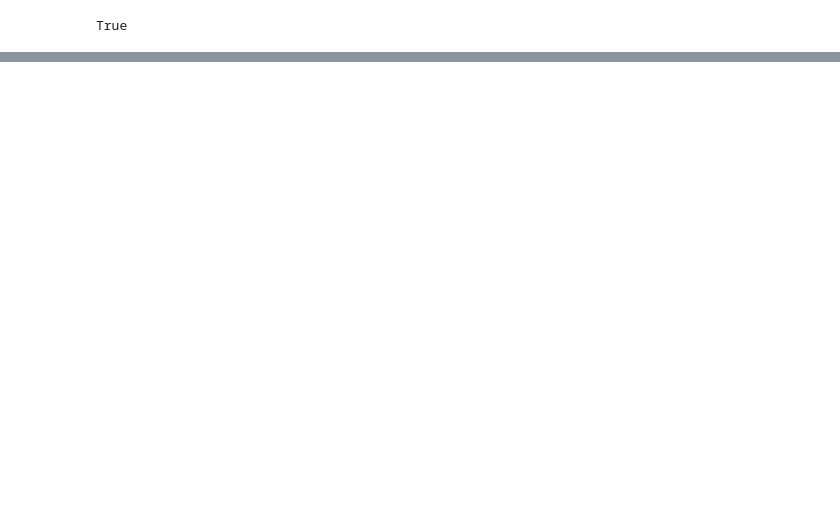
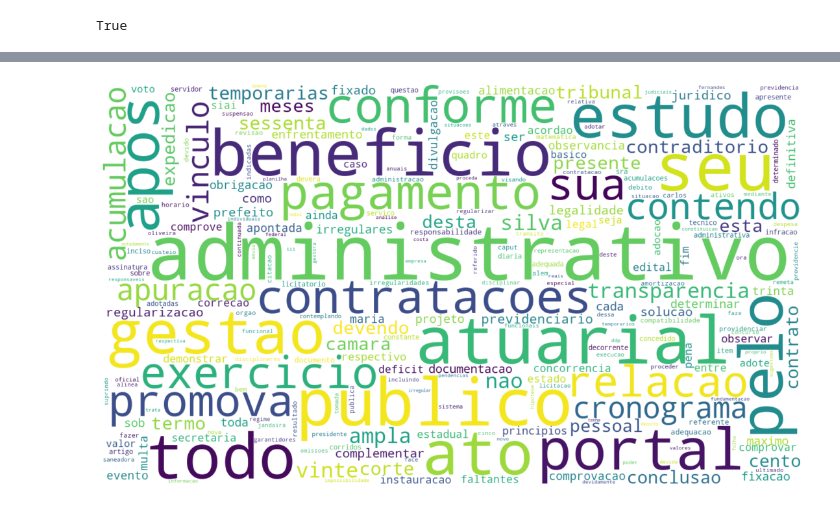
Before and after one commit to eduardoplima/ccd, a Jupyter notebook: scripts/analise/obrigacoes.ipynb, the cells around one changed output, grey strips where cells are left out. Saved outputs shown, nothing was run; the diff lists cells and outputs as text; code cells hidden in the pictures; blank space fills up the shorter version.

```diff
--- a/scripts/analise/obrigacoes.ipynb
+++ b/scripts/analise/obrigacoes.ipynb
@@ -54,7 +55,0 @@ Index(['IdObrigacao', 'IdProcesso', 'IdComposicaoPauta', 'IdVotoPauta',
-# %%
-df_obrigacoes['Processo'] = df_obrigacoes['numero_processo'] + "/" + df_obrigacoes['ano_processo'].astype(str)
-# %%
-for _,r in df_obrigacoes[['Processo', 'DescricaoObrigacao']].iterrows():
-    print(f"Processo: {r['Processo']}")
-    print(f"Obrigação: {r['DescricaoObrigacao']}")
-    print("-" * 40)
@@ -78,0 +87,77 @@ Obrigação: Assinatura no prazo de 60 (sessenta) dias úteis, a contar da intim
+# %%
+# pip install wordcloud scikit-learn unidecode matplotlib
+
+import re
+import numpy as np
+import pandas as pd
+import matplotlib.pyplot as plt
+
+from sklearn.feature_extraction.text import TfidfVectorizer
+from wordcloud import WordCloud
+from unidecode import unidecode
+
+# 1) Corpus
+texts = (
+    df_obrigacoes["DescricaoObrigacao"]
+    .fillna("")
+    .astype(str)
+    .tolist()
+)
+
+def normalize_pt(s: str) -> str:
+    s = unidecode(s.lower())
+    s = re.sub(r"[^a-z0-9\s]", " ", s)      # tira pontuação
+    s = re.sub(r"\s+", " ", s).strip()
+    return s
+
+texts_norm = [normalize_pt(t) for t in texts]
+
+# 2) TF-IDF para descobrir palavras "mais comuns" (menor IDF = aparece em muitos docs)
+#    Ajuste min_df/max_df conforme seu dataset.
+vec = TfidfVectorizer(
+    stop_words="english",   # opcional: troque por lista pt se tiver; vamos construir stopwords por idf abaixo
+    ngram_range=(1, 1),
+    min_df=2,
+    max_df=0.95
+)
+X = vec.fit_transform(texts_norm)
+terms = np.array(vec.get_feature_names_out())
+idf = vec.idf_
+
+# Palavras mais comuns = menor IDF
+N_COMMON = 60  # <-- ajuste
+common_terms = set(terms[np.argsort(idf)[:N_COMMON]])
+
+# + stopwords pt básicas (opcional, mas ajuda)
+stop_pt_basic = {
+    "a","o","os","as","de","do","da","dos","das","e","em","no","na","nos","nas",
+    "por","para","com","sem","que","se","ao","aos","à","às","um","uma","uns","umas",
+    "art","arts","lei","decreto","portaria","resolucao","processo","autos"
+}
+stopwords_final = common_terms | stop_pt_basic
+
+# 3) Texto final filtrado e WordCloud
+def filter_text(s: str, stopset: set[str]) -> str:
+    toks = s.split()
+    toks = [t for t in toks if t not in stopset and len(t) >= 3 and not t.isdigit()]
+    return " ".join(toks)
+
+filtered_corpus = " ".join(filter_text(t, stopwords_final) for t in texts_norm)
+
+wc = WordCloud(
+    width=1400,
+    height=800,
+    background_color="white",
+    collocations=False,   # evita juntar bigramas comuns tipo "tribunal contas"
+    max_words=250
+).generate(filtered_corpus)
+
+plt.figure(figsize=(14, 8))
+plt.imshow(wc, interpolation="bilinear")
+plt.axis("off")
+plt.show()
+
+# (opcional) ver quais termos foram removidos por serem "muito comuns"
+print("Mais comuns (menor IDF):", list(sorted(common_terms))[:30], "...")
+# %% [output]
+[figure, added]
```
Also changed, not shown: parts of 24 cells of this notebook, 8 other files.
